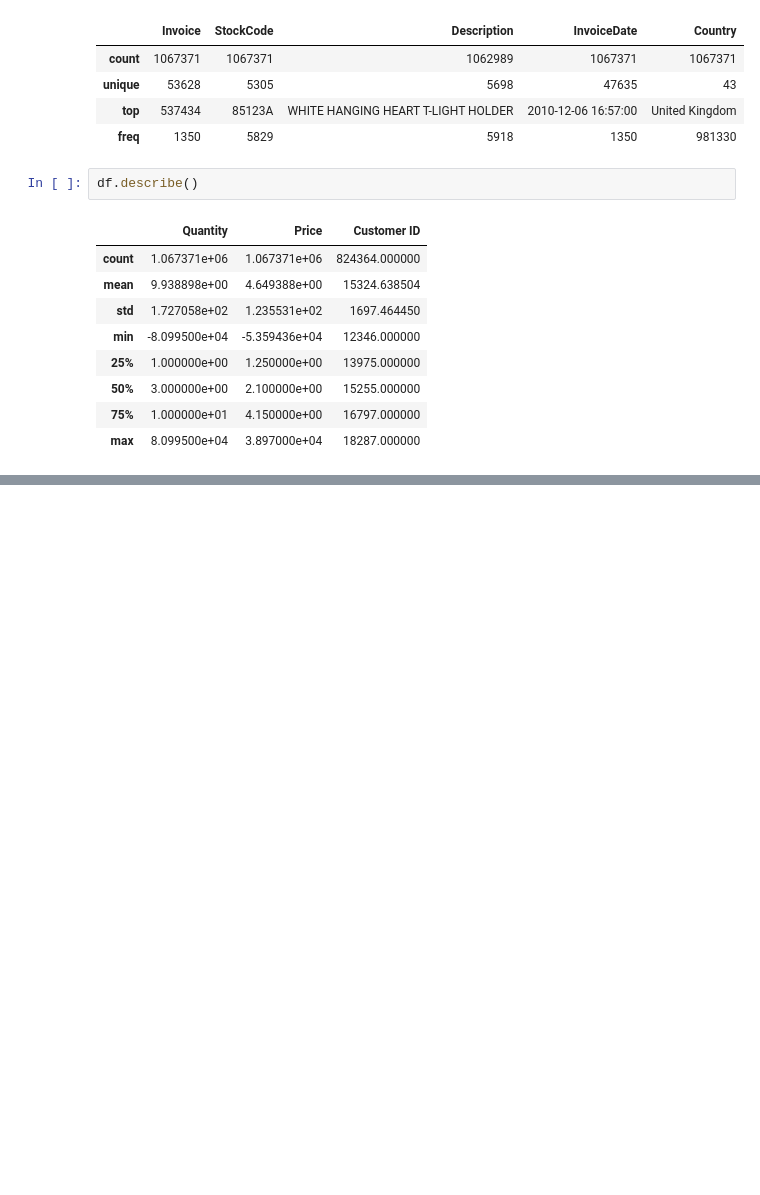
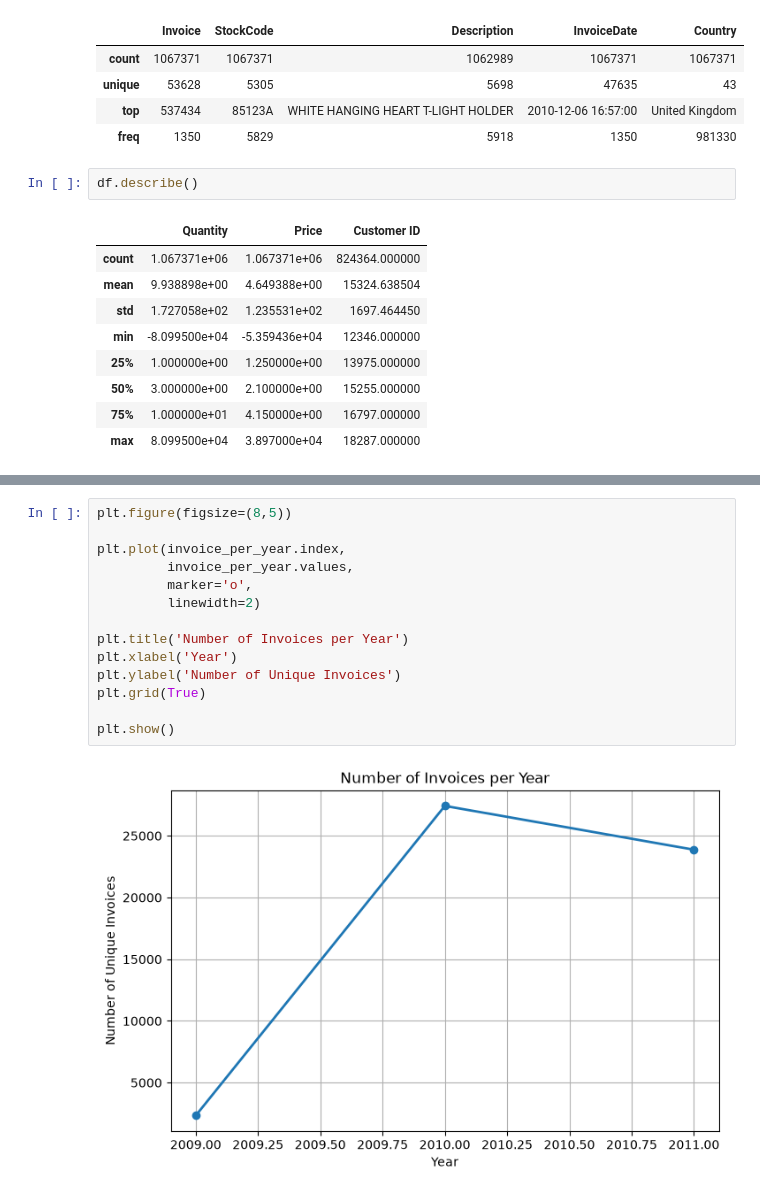
Before and after one commit to SahilLASKAR13/customer-segmentation-retention-analysis, a Jupyter notebook: notebook/CSRA.ipynb, the cells around one changed output, grey strips where cells are left out. Drawn from its saved outputs; the diff is of its cells as text; blank space fills up the shorter version.

```diff
--- a/notebook/CSRA.ipynb
+++ b/notebook/CSRA.ipynb
@@ -73,0 +241,16 @@ df.describe()
+# %%
+plt.figure(figsize=(8,5))
+
+plt.plot(invoice_per_year.index,
+         invoice_per_year.values,
+         marker='o',
+         linewidth=2)
+
+plt.title('Number of Invoices per Year')
+plt.xlabel('Year')
+plt.ylabel('Number of Unique Invoices')
+plt.grid(True)
+
+plt.show()
+# %% [output]
+[figure, added]
```
Also changed, not shown: parts of 14 cells of this notebook.
